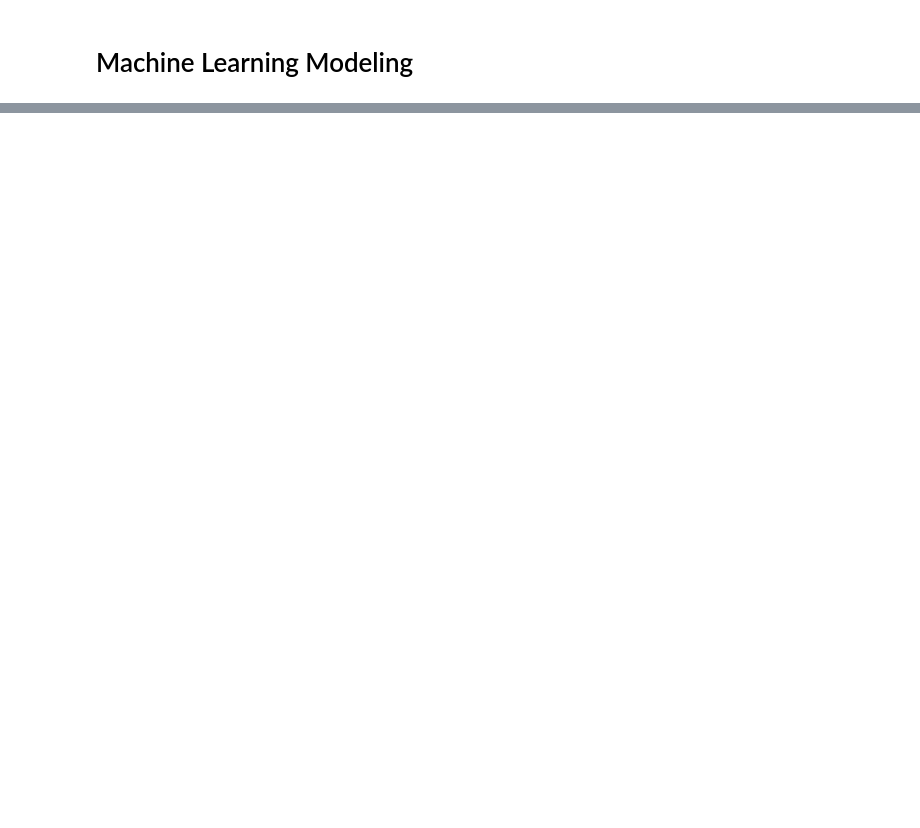
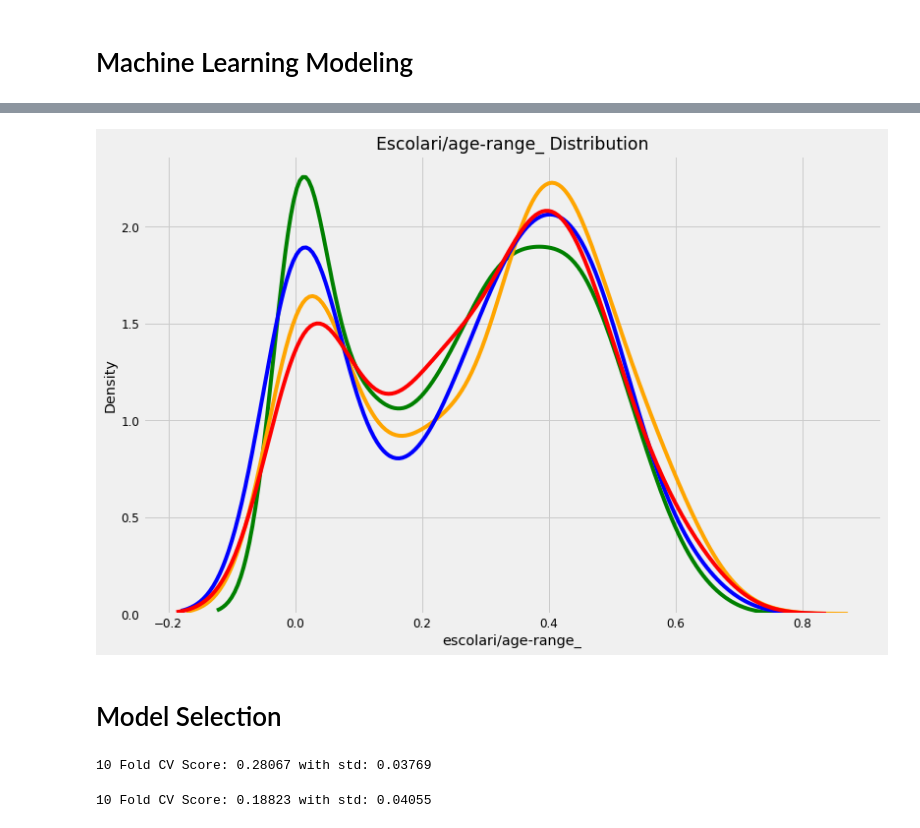
Before and after one commit to eeuunnjjiii/kagglestudy, a Jupyter notebook: Costa-rican/[1st_kernel]_A_Complete_Introduction_and_Walkthrough.ipynb, the cells around one changed output, grey strips where cells are left out. Saved outputs shown, nothing was run; the diff lists cells and outputs as text; code cells hidden in the pictures; blank space fills up the shorter version.

```diff
--- a/Costa-rican/[1st_kernel]_A_Complete_Introduction_and_Walkthrough.ipynb
+++ b/Costa-rican/[1st_kernel]_A_Complete_Introduction_and_Walkthrough.ipynb
@@ -1124,0 +1257,6 @@ final.groupby('female-head')['meaneduc'].agg(['mean', 'count'])
+# %%
+kde_target(final, 'escolari/age-range_')
+# %% [output]
+[figure, added]
+# %% [markdown]
+# Model Selection
@@ -1124,0 +1297,8 @@ final.groupby('female-head')['meaneduc'].agg(['mean', 'count'])
+# %%
+model_results = cv_model(train_set, train_labels, LinearSVC(), 'LSVC', model_results)
+# %% [output]
+10 Fold CV Score: 0.28067 with std: 0.03769
+# %%
+model_results = cv_model(train_set, train_labels, GaussianNB(), 'GNB', model_results)
+# %% [output]
+10 Fold CV Score: 0.18823 with std: 0.04055
```
Also changed, not shown: parts of 52 cells of this notebook.
